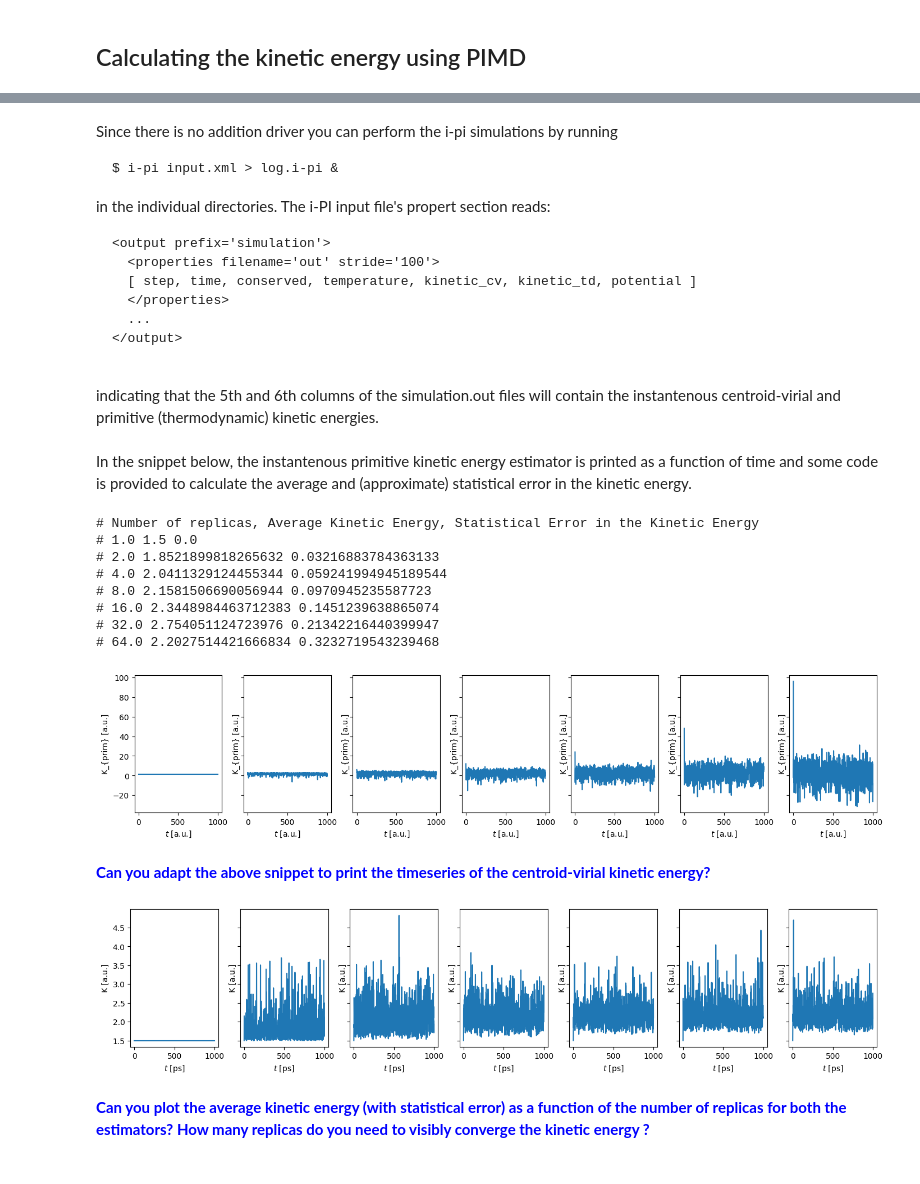
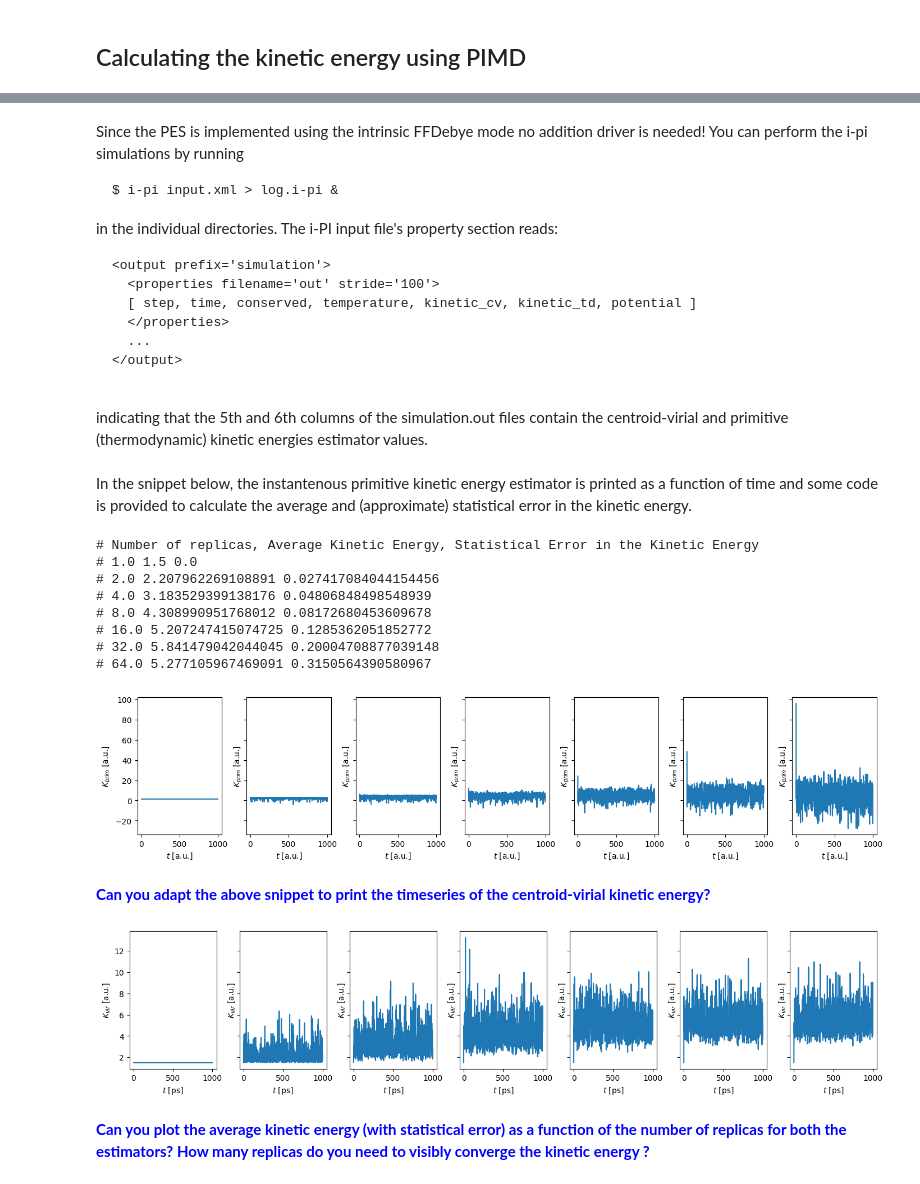
Before and after one commit to i-pi/pimd-mooc, a Jupyter notebook: 3-advanced-pimd.ipynb, the cells around one changed output, grey strips where cells are left out. Cells and saved outputs as stored; diff of their text form; code cells hidden in the pictures.

````diff
--- a/3-advanced-pimd.ipynb
+++ b/3-advanced-pimd.ipynb
@@ -205,13 +206,13 @@ $ cp ../../template_pimd.xml input.xml
 ```
 and then set the number of replicas to 1. You have to repeat this procedure creating directories P.02, P.04. P.08, P.16, P.32, and P.64 and modifying the number of replicas appropriately.
 # %% [markdown]
-Since there is no addition driver you can perform the i-pi simulations by running
+Since the PES is implemented using the intrinsic FFDebye mode no addition driver is needed! You can perform the i-pi simulations by running
 
 ```
 $ i-pi input.xml > log.i-pi &
 ```
 
-in the individual directories. The i-PI input file's propert section reads:
+in the individual directories. The i-PI input file's property section reads:
 
 ```xml
 <output prefix='simulation'>
@@ -223,7 +224,7 @@ in the individual directories. The i-PI input file's propert section reads:
 
 ```
 
-indicating that the 5th and 6th columns of the simulation.out files will contain the instantenous centroid-virial and primitive (thermodynamic) kinetic energies.
+indicating that the 5th and 6th columns of the simulation.out files contain the centroid-virial and primitive (thermodynamic) kinetic energies estimator values.
 # %% [markdown]
 In the snippet below, the instantenous primitive kinetic energy estimator is printed as a function of time and some code is provided to calculate the average and (approximate) statistical error in the kinetic energy.
 # %%
@@ -238,7 +239,7 @@ for i, P in enumerate(['01', '02', '04', '08', '16', '32', '64']):
     traj = pimdmooc.read_ipi_output('3-advanced-pimd/exercise-1/P.' + P + '/simulation.out')
     ax[i].plot(traj["time"], traj["kinetic_td"], ls="-")
     ax[i].set_xlabel(r"$t$ [a.u.]");
-    ax[i].set_ylabel(r"K_{prim} [a.u.]");
+    ax[i].set_ylabel(r"$K_{prim}$ [a.u.]");
 
     print ("#", float(P), np.mean(traj["kinetic_td"]), np.std(traj["kinetic_td"]) / np.sqrt(len(traj["kinetic_td"])))
 
@@ -248,32 +249,32 @@ for i, P in enumerate(['01', '02', '04', '08', '16', '32', '64']):
 # %% [output]
 # Number of replicas, Average Kinetic Energy, Statistical Error in the Kinetic Energy
 # 1.0 1.5 0.0
-# 2.0 1.8521899818265632 0.03216883784363133
-# 4.0 2.0411329124455344 0.059241994945189544
-# 8.0 2.1581506690056944 0.0970945235587723
-# 16.0 2.3448984463712383 0.1451239638865074
-# 32.0 2.754051124723976 0.21342216440399947
-# 64.0 2.2027514421666834 0.3232719543239468
+# 2.0 2.207962269108891 0.027417084044154456
+# 4.0 3.183529399138176 0.04806848498548939
+# 8.0 4.308990951768012 0.08172680453609678
+# 16.0 5.207247415074725 0.1285362051852772
+# 32.0 5.841479042044045 0.20004708877039148
+# 64.0 5.277105967469091 0.3150564390580967
-[figure, old version]
+[figure, new version]
 # %% [markdown]
 <p style="color:blue; font-weight:bold">  Can you adapt the above snippet to print the timeseries of the centroid-virial kinetic energy? </p>
 # %%
 P_list = []
 Kviravg_list = []
 Kvirerr_list = []
 
 fig, ax = plt.subplots(1,7,figsize=(14,3), sharex = True, sharey = True, constrained_layout=True)
 for i, P in enumerate(['01', '02', '04', '08', '16', '32', '64']):
     traj = pimdmooc.read_ipi_output('3-advanced-pimd/exercise-1/P.' + P + '/simulation.out')
     ax[i].plot(traj["time"], traj["kinetic_cv"], ls="-")
     ax[i].set_xlabel(r"$t$ [ps]");
-    ax[i].set_ylabel(r"K [a.u.]");
+    ax[i].set_ylabel(r"$K_{vir}$ [a.u.]");
 
     P_list.append(float(P))
     Kviravg_list.append(np.mean(traj["kinetic_cv"]))
     Kvirerr_list.append(np.std(traj["kinetic_cv"]) / np.sqrt(len(traj["kinetic_td"])))
 # %% [output]
-[figure, old version]
+[figure, new version]
 # %% [markdown]
 <p style="color:blue; font-weight:bold">  Can you plot the average kinetic energy (with statistical error) as a function of the number of replicas for both the estimators? How many replicas do you need to visibly converge the kinetic energy ? </p>
 # %%
````
Also changed, not shown: parts of 40 cells of this notebook, 7 other files.
